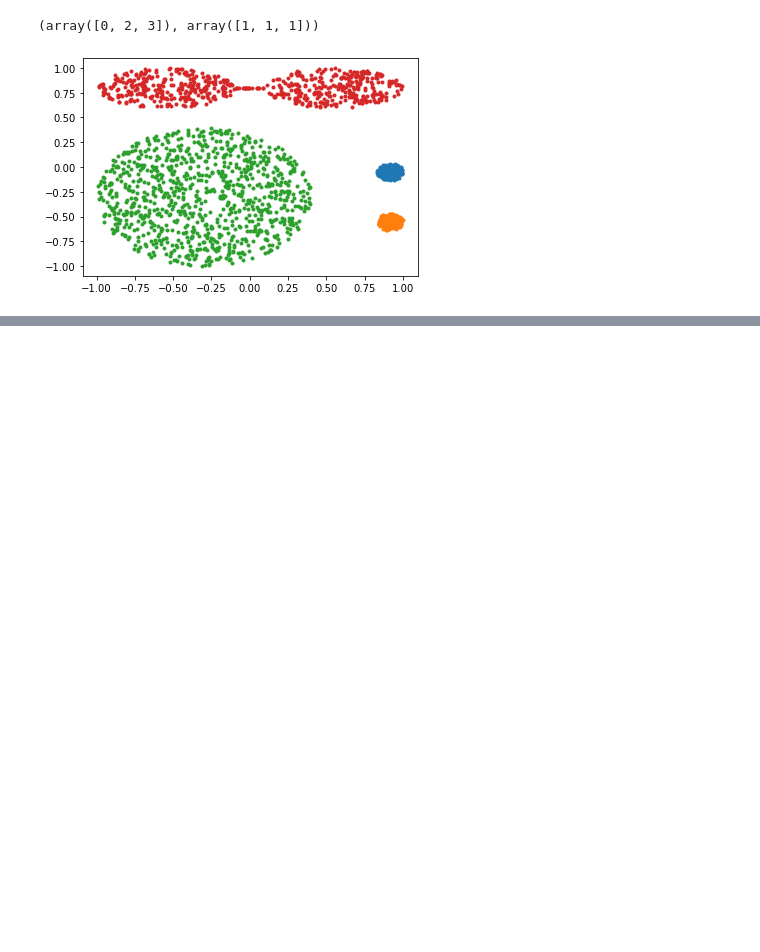
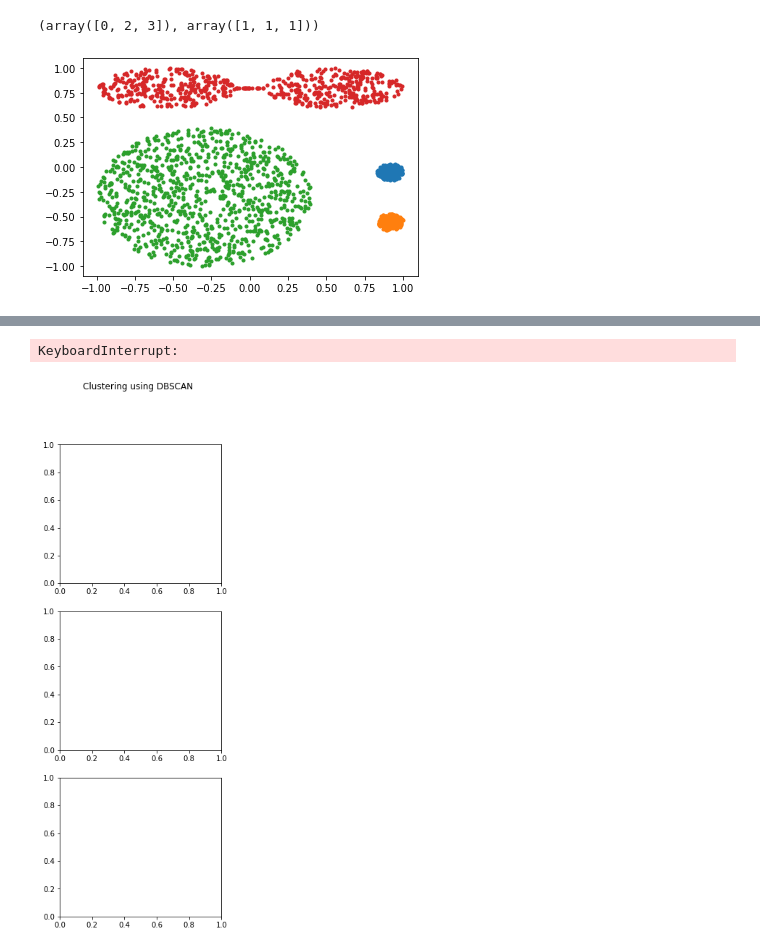
Before and after one commit to MarinoBenassai/TP-Clustering, a Jupyter notebook: TP-Clustering.ipynb, the cells around one changed output, grey strips where cells are left out. Drawn from its saved outputs; the diff is of its cells as text; code cells hidden in the pictures; blank space fills up the shorter version.

```diff
--- a/TP-Clustering.ipynb
+++ b/TP-Clustering.ipynb
@@ -489,0 +601,43 @@ plt.show()
+# %%
+#DBSCAN
+
+#Création de la figure
+fig = plt.figure(figsize=plt.figaspect(3.))
+fig.suptitle('Clustering using DBSCAN')
+
+#On passe en 3D si besoin
+if len(data[0]) == 3:
+    projection = '3d'
+else:
+    projection = None
+
+ax = fig.add_subplot(3, 1, 1, projection = projection), fig.add_subplot(3, 1, 2, projection = projection), fig.add_subplot(3, 1, 3, projection = projection)
+
+#Création des subplots de la figure
+for n,metrique in enumerate(['Silouhette', "Calinski-Harabasz", "Davies-Bouldin"]):
+
+    #Calcul du bon nombre de clusters pour une métrique donnée
+    eps, min_samples, score, temps = DBSCAN_score(metrique, data)
+
+    clustering = sk.DBSCAN(eps = eps, min_samples = min_samples).fit(data)
+
+    if len(data[0]) == 2:
+        for i in range(max(clustering.labels_) + 1):
+            x = [data[j][0] for j in range(len(data)) if clustering.labels_[j] == i]
+            y = [data[j][1] for j in range(len(data)) if clustering.labels_[j] == i]
+            ax[n].plot(x,y,'.')
+    else:
+        for i in range(max(clustering.labels_) + 1):
+            x = [data[j][0] for j in range(len(data)) if clustering.labels_[j] == i]
+            y = [data[j][1] for j in range(len(data)) if clustering.labels_[j] == i]
+            z = [data[j][2] for j in range(len(data)) if clustering.labels_[j] == i]
+            ax[n].plot(x,y,z,".")
+            plt.tight_layout()
+
+    ax[n].set_title("DBSCAN - {} (Temps: {} secondes)".format(metrique,temps))
+
+plt.savefig("Figures/Figure_DBSCAN_{}.jpg".format(fichier))
+plt.show()
+# %% [output]
+KeyboardInterrupt:
+[figure, added]
```
Also changed, not shown: parts of 18 cells of this notebook, 19 other files.
